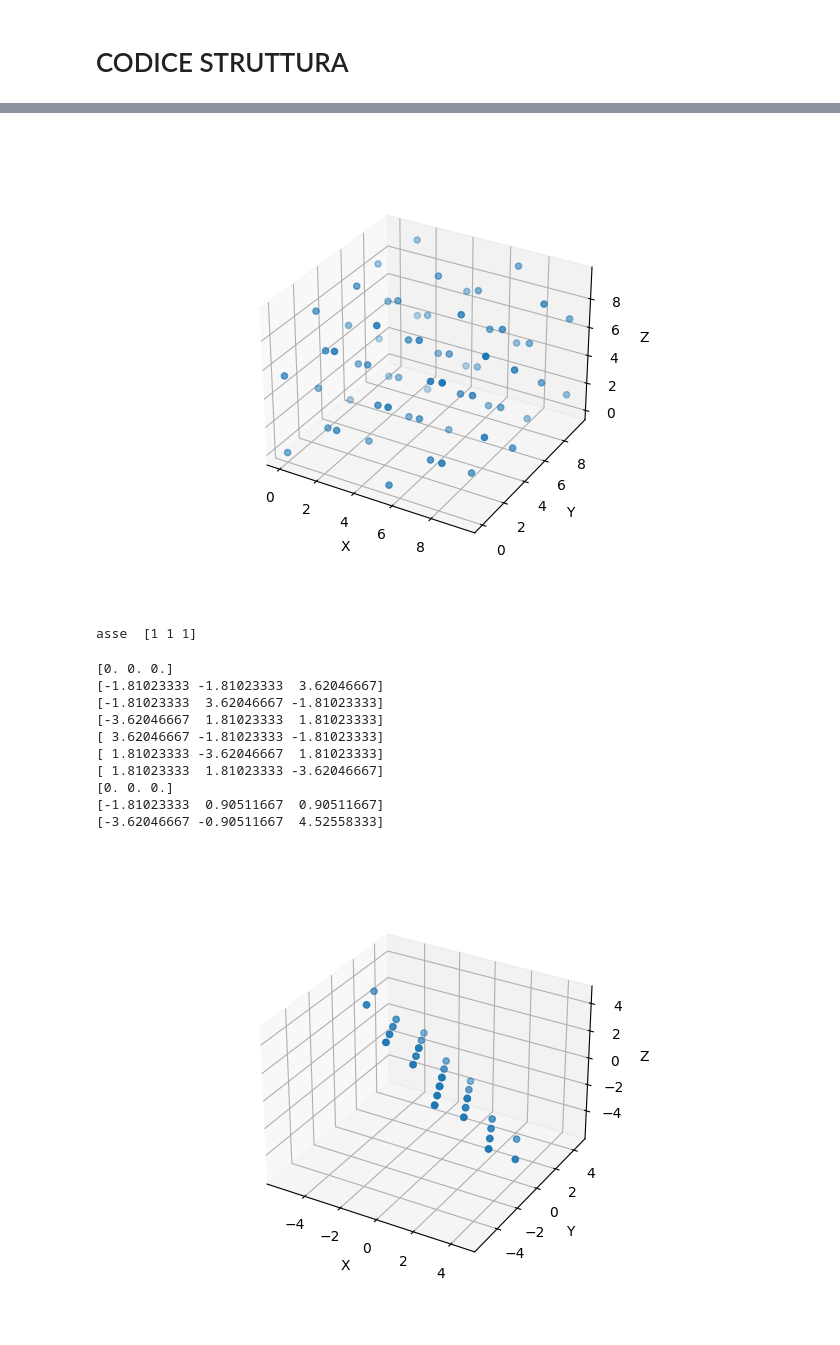
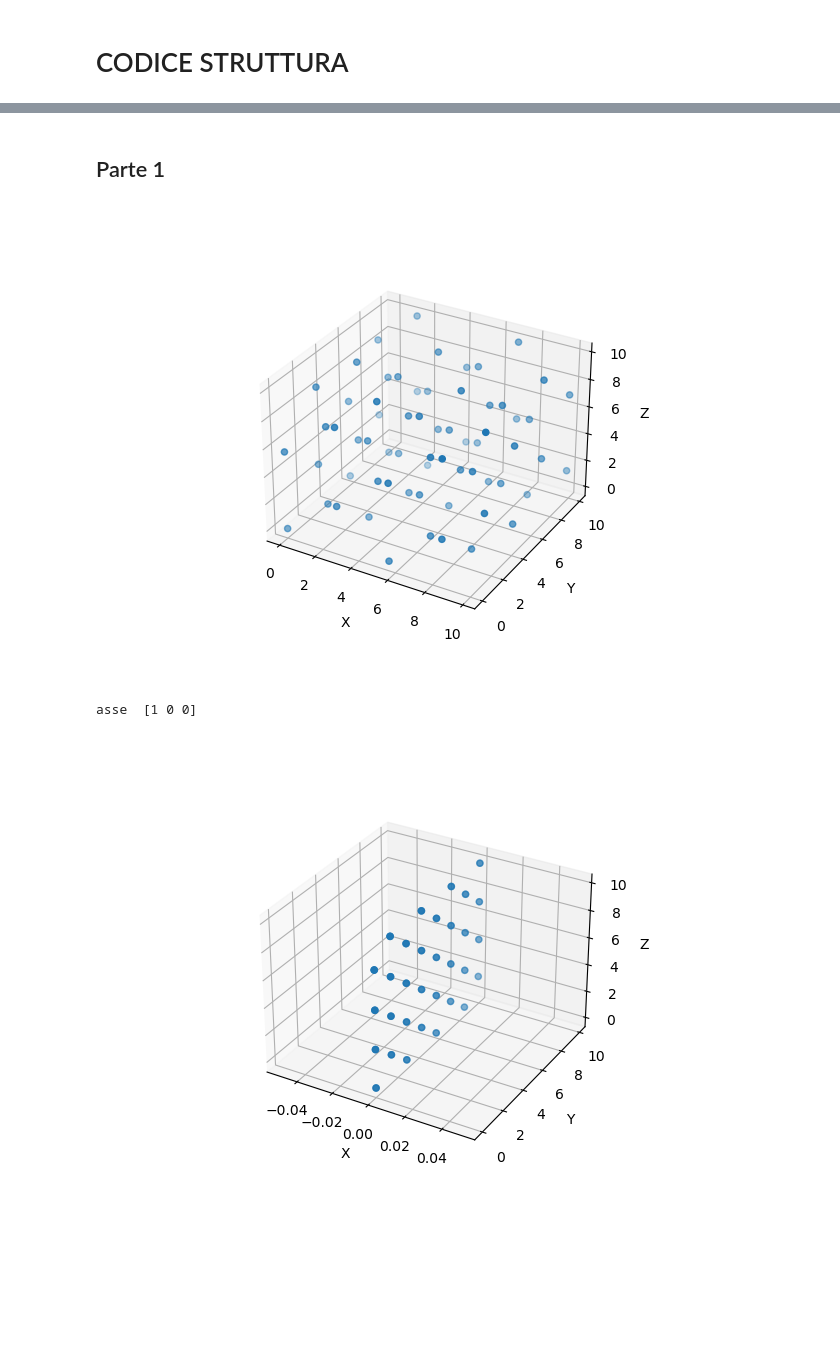
Before and after one commit to Ncanale/Channeling_Potential, a Jupyter notebook: ciftxt_reader.ipynb, the cells around one changed output, grey strips where cells are left out. Drawn from its saved outputs; the diff is of its cells as text; code cells hidden in the pictures; blank space fills up the shorter version.

```diff
--- a/ciftxt_reader.ipynb
+++ b/ciftxt_reader.ipynb
@@ -94,3 +40,5 @@ asse
+# %% [markdown]
+## Parte 1
 # %%
 %matplotlib widget
 import numpy as np
@@ -99,25 +47,23 @@ from pymatgen.analysis.chemenv.utils import coordination_geometry_utils as cgu
 import matplotlib.pyplot as plt
 from mpl_toolkits.mplot3d import Axes3D
 
-## Caricamento della struttura cristallina dal cif file ##
-## Upload of the crystal structure from cif file ##
-path_cif=r"AMS_DATA (1).cif"
-
-# path_cif = r"C:\Users\ricca\Downloads\AMS_DATA (1).cif"
-# path_cif =r"/Users/ncanale/Documents/OREO/Channeling_Potential/AMS_DATA (1).cif"
-
+# Caricamento della struttura cristallina del silicio
+path_cif = Material+".cif"
 structure = Structure.from_file(path_cif)
 
-## Replicazione della cella unitaria per ottenere più atomi ##
-## It repeats the unitary cell to have more atoms ##
+# Replicazione della cella unitaria per ottenere una cella superiore
 supercell = structure.make_supercell([2, 2, 2])
 
-## Estrazione delle posizioni degli atomi ##
-## Extract atoms' positions ##
+# Estrazione delle posizioni degli atomi
 positions = structure.cart_coords
 
-## Plot delle posizioni degli atomi nello spazio 3D ##
-## Plot of positions in 3D space ##
+for position in positions:
+    for coordinate in position:
+        coordinate = round(coordinate,2)
+    #print(position)
+#print(positions)
+
+# Plot delle posizioni degli atomi nello spazio 3D
 fig = plt.figure()
 ax = fig.add_subplot(111, projection='3d')
 ax.scatter(positions[:,0], positions[:,1], positions[:,2])
@@ -126,4 +72,4 @@ ax.set_ylabel('Y')
 ax.set_zlabel('Z')
 plt.show()
 # %% [output]
-[figure, old version]
+[figure, new version]
@@ -159,16 +75,0 @@ print(atoms_in_plane)'''
-# %%
-'''#chatgpt code for plane intersection
-# Estrazione delle posizioni degli atomi sul piano (1 0 0)
-positions = []
-for site in structure:
-    if site.frac_coords[0] == 0.5:  # controlla se il primo coordinata del sito è 0.5
-        positions.append(site.coords)
-
-# Plot delle posizioni degli atomi nello spazio 3D
-fig = plt.figure()
-ax = fig.add_subplot(111, projection='3d')
-ax.scatter([p[0] for p in positions], [p[1] for p in positions], [p[2] for p in positions])
-ax.set_xlabel('X')
-ax.set_ylabel('Y')
-ax.set_zlabel('Z')
-plt.show()'''
@@ -217,64 +76,40 @@ plt.show()'''
 # %%
-'''posizioni_proiezioni = []
-for vettore_posizione in vettori_posizione:
-    prodotto_scalare = np.dot(vettore_posizione, vettore_normale)
-    posizione_proiezione = prodotto_scalare / lunghezza_normale
-    posizione_proiezione_vettoriale = np.array(vettore_posizione) - (posizione_proiezione * np.array(vettore_normale))
-    posizioni_proiezioni.append(posizione_proiezione_vettoriale)'''
 
-## Select the axis of analysis in the string ##
-asse = "1 1 1"
+asse = r"1 0 0"
 print ("asse ", np.fromstring(asse, dtype=int, sep=" "))
 
 ## Creates the axis vector to project all the points on the plane (normalizing it)##
 norm_vector = np.fromstring(asse, dtype=int, sep=" ")
 norma = np.linalg.norm(norm_vector)
 norm_vector = norm_vector/norma
-#print(norma)
 
-##Project the atom position on the plane##
 vector_projections = []
 for position in positions:
     pr_scalar = np.dot(position, norm_vector) * norm_vector
-    # print(" position", position)
-    # print(" pr_scalar", pr_scalar)
+    #print(" position", position)
+    #print(" pr_scalar", pr_scalar)
     #projection = pr_scalar/norma
     vector_projection = np.array(position) - (pr_scalar) # projection *
     vector_projections.append(vector_projection)
 
-# print(vector_projections)
+#print(vector_projections)
 # %% [output]
-asse  [1 1 1]
+asse  [1 0 0]
 # %%
-## Since the cif projection gives slightly different results around 0 for same atoms it has to be thresholded##
 soglia = 1e-10
 for prj in vector_projections: #to make all np.arrays
     # print (atoms)
     prj[np.abs(prj)< soglia] = 0.0
     #print(prj)
 #print(vector_projections)
 ndarray_projs = np.array(vector_projections)
-for i in range(0,10):
-    print(ndarray_projs[i])
-
-## Plot the projected points ##
 fig = plt.figure()
 ax = fig.add_subplot(111, projection='3d')
 ax.scatter(ndarray_projs[:,0], ndarray_projs[:,1], ndarray_projs[:,2])
 ax.set_xlabel('X')
 ax.set_ylabel('Y')
 ax.set_zlabel('Z')
 plt.show()
 # %% [output]
-[0. 0. 0.]
-[-1.81023333 -1.81023333  3.62046667]
-[-1.81023333  3.62046667 -1.81023333]
-[-3.62046667  1.81023333  1.81023333]
-[ 3.62046667 -1.81023333 -1.81023333]
-[ 1.81023333 -3.62046667  1.81023333]
-[ 1.81023333  1.81023333 -3.62046667]
-[0. 0. 0.]
-[-1.81023333  0.90511667  0.90511667]
-[-3.62046667 -0.90511667  4.52558333]
-[figure, old version]
+[figure, new version]
 # %%
```
Also changed, not shown: parts of 16 cells of this notebook.
